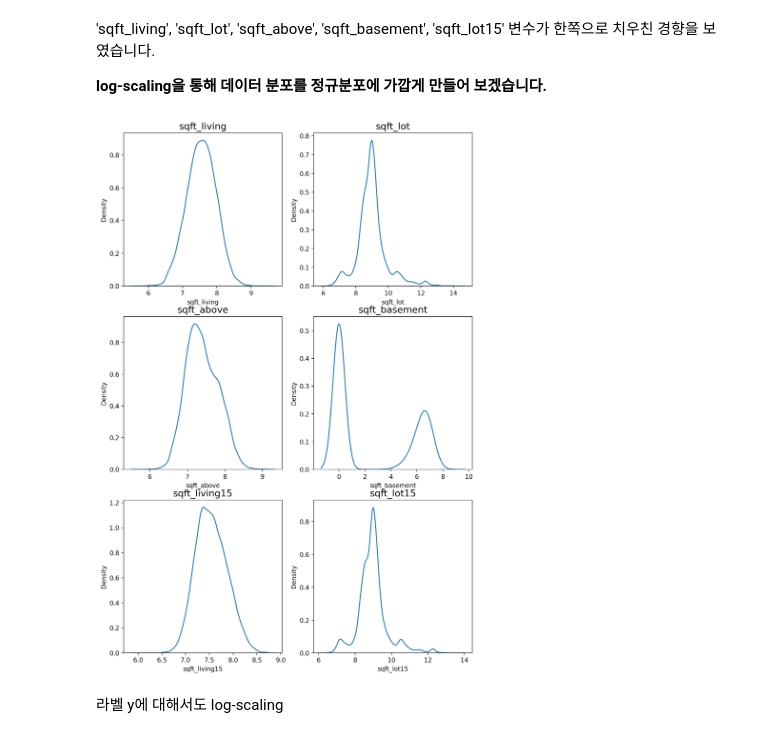
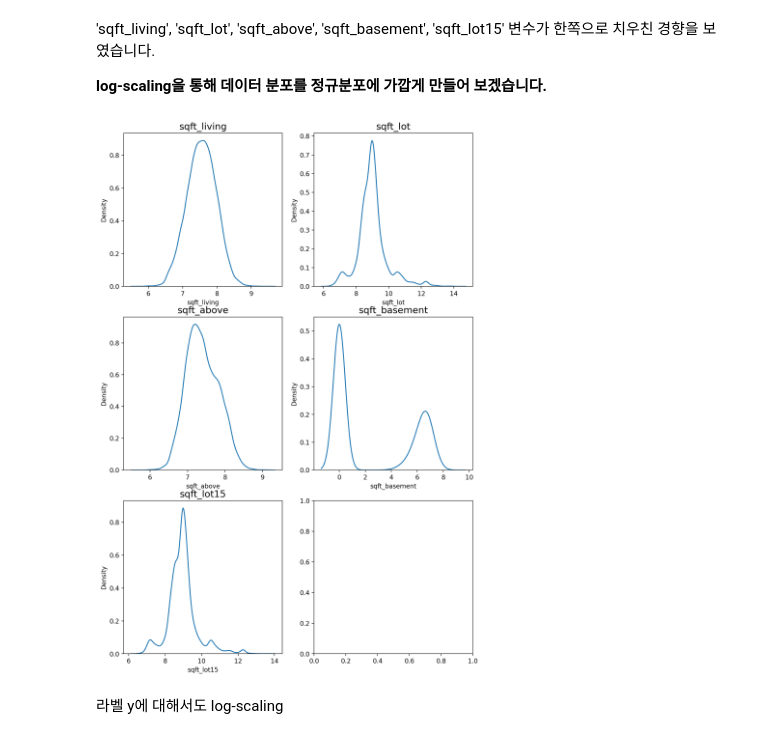
Before and after one commit to Sanghoney96/Aiffel_quest_rs, a Jupyter notebook: Exploration/Ex02/2019-ml-month-2nd-baseline.ipynb, the cells around one changed output. Saved outputs shown, nothing was run; the diff lists cells and outputs as text; code cells hidden in the pictures.

```diff
--- a/Exploration/Ex02/2019-ml-month-2nd-baseline.ipynb
+++ b/Exploration/Ex02/2019-ml-month-2nd-baseline.ipynb
@@ -163,23 +161,23 @@ for row in range(9):
 
 __log-scaling을 통해 데이터 분포를 정규분포에 가깝게 만들어 보겠습니다.__
 # %%
-skew_columns = ['sqft_living', 'sqft_lot', 'sqft_above', 'sqft_basement', 'sqft_living15', 'sqft_lot15']
+skew_columns = ['sqft_living', 'sqft_lot', 'sqft_above', 'sqft_basement', 'sqft_lot15']
 
 for c in skew_columns:
     train[c] = np.log1p(train[c].values)
 # %%
 fig, ax = plt.subplots(3, 2, figsize=(10, 15))
 
 count = 0
 for row in range(3):
     for col in range(2):
-        if count == 6:
+        if count == 5:
             break
         sns.kdeplot(train[skew_columns[count]], ax=ax[row][col])
         ax[row][col].set_title(skew_columns[count], fontsize=15)
         count+=1
 # %% [output]
-[figure, old version]
+[figure, new version]
 # %%
 # test set에도 동일하게 적용
 for c in skew_columns:
```
Also changed, not shown: parts of 16 cells of this notebook, 1 other file.
